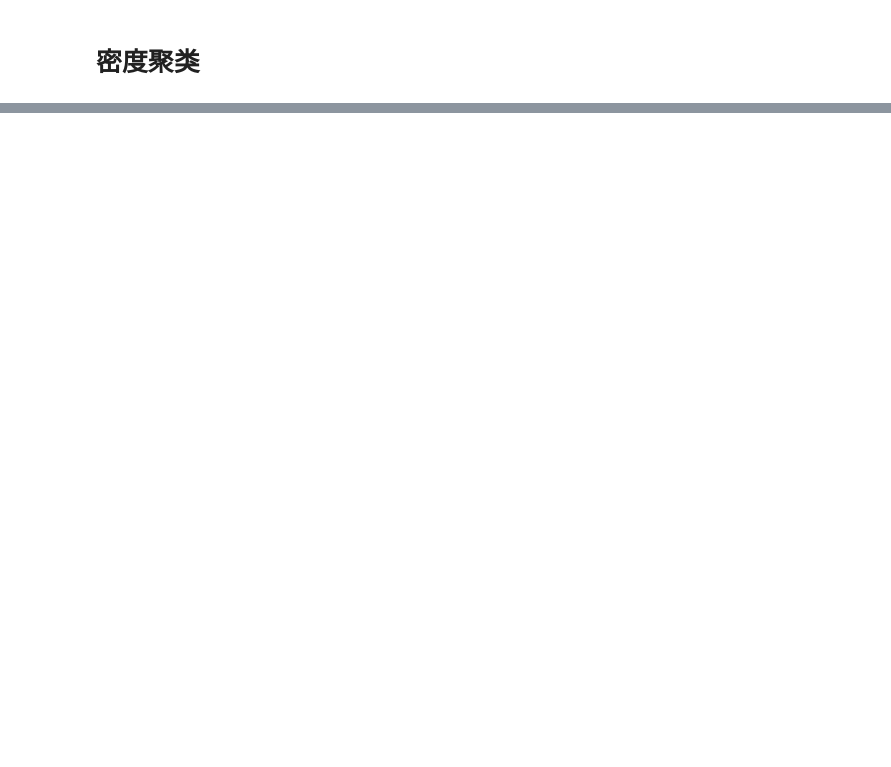
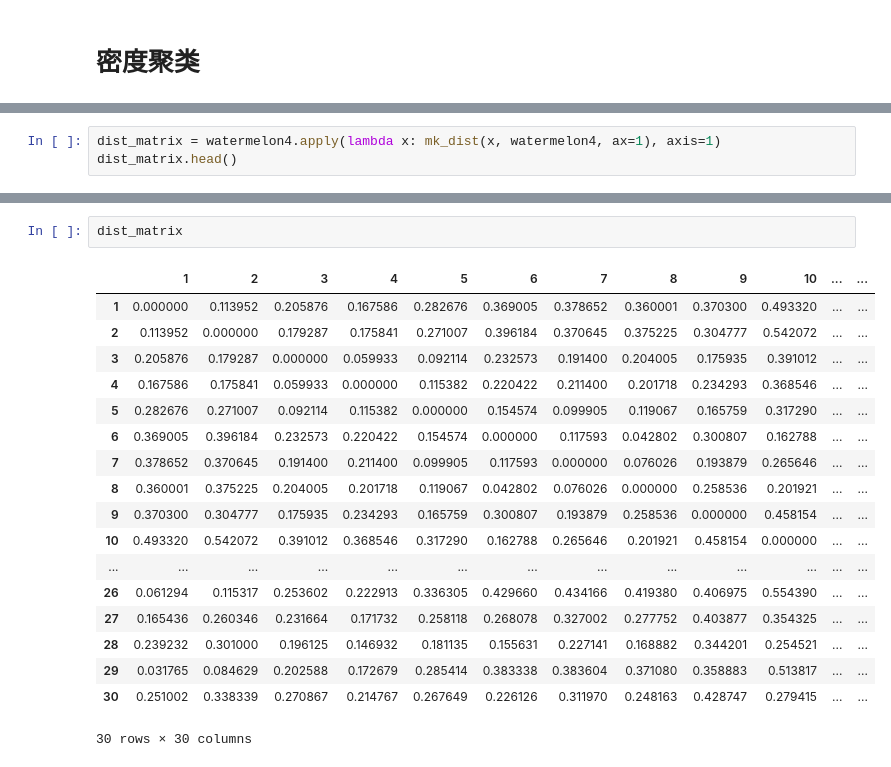
Before and after one commit to chenqumi/MLA, a Jupyter notebook: clustering/clustering.ipynb, the cells around one changed output, grey strips where cells are left out. Cells and saved outputs as stored; diff of their text form; blank space fills up the shorter version.

```diff
--- a/clustering/clustering.ipynb
+++ b/clustering/clustering.ipynb
@@ -231,0 +326,3 @@ C
+# %%
+dist_matrix = watermelon4.apply(lambda x: mk_dist(x, watermelon4, ax=1), axis=1)
+dist_matrix.head()
@@ -231,0 +369,21 @@ C
+# %%
+dist_matrix
+# %% [output]
+|  | 1 | 2 | 3 | 4 | 5 | 6 | 7 | 8 | 9 | 10 | ... | ... |
+| 1 | 0.000000 | 0.113952 | 0.205876 | 0.167586 | 0.282676 | 0.369005 | 0.378652 | 0.360001 | 0.370300 | 0.493320 | ... | ... |
+| 2 | 0.113952 | 0.000000 | 0.179287 | 0.175841 | 0.271007 | 0.396184 | 0.370645 | 0.375225 | 0.304777 | 0.542072 | ... | ... |
+| 3 | 0.205876 | 0.179287 | 0.000000 | 0.059933 | 0.092114 | 0.232573 | 0.191400 | 0.204005 | 0.175935 | 0.391012 | ... | ... |
+| 4 | 0.167586 | 0.175841 | 0.059933 | 0.000000 | 0.115382 | 0.220422 | 0.211400 | 0.201718 | 0.234293 | 0.368546 | ... | ... |
+| 5 | 0.282676 | 0.271007 | 0.092114 | 0.115382 | 0.000000 | 0.154574 | 0.099905 | 0.119067 | 0.165759 | 0.317290 | ... | ... |
+| 6 | 0.369005 | 0.396184 | 0.232573 | 0.220422 | 0.154574 | 0.000000 | 0.117593 | 0.042802 | 0.300807 | 0.162788 | ... | ... |
+| 7 | 0.378652 | 0.370645 | 0.191400 | 0.211400 | 0.099905 | 0.117593 | 0.000000 | 0.076026 | 0.193879 | 0.265646 | ... | ... |
+| 8 | 0.360001 | 0.375225 | 0.204005 | 0.201718 | 0.119067 | 0.042802 | 0.076026 | 0.000000 | 0.258536 | 0.201921 | ... | ... |
+| 9 | 0.370300 | 0.304777 | 0.175935 | 0.234293 | 0.165759 | 0.300807 | 0.193879 | 0.258536 | 0.000000 | 0.458154 | ... | ... |
+| 10 | 0.493320 | 0.542072 | 0.391012 | 0.368546 | 0.317290 | 0.162788 | 0.265646 | 0.201921 | 0.458154 | 0.000000 | ... | ... |
+| ... | ... | ... | ... | ... | ... | ... | ... | ... | ... | ... | ... | ... |
+| 26 | 0.061294 | 0.115317 | 0.253602 | 0.222913 | 0.336305 | 0.429660 | 0.434166 | 0.419380 | 0.406975 | 0.554390 | ... | ... |
+| 27 | 0.165436 | 0.260346 | 0.231664 | 0.171732 | 0.258118 | 0.268078 | 0.327002 | 0.277752 | 0.403877 | 0.354325 | ... | ... |
+| 28 | 0.239232 | 0.301000 | 0.196125 | 0.146932 | 0.181135 | 0.155631 | 0.227141 | 0.168882 | 0.344201 | 0.254521 | ... | ... |
+| 29 | 0.031765 | 0.084629 | 0.202588 | 0.172679 | 0.285414 | 0.383338 | 0.383604 | 0.371080 | 0.358883 | 0.513817 | ... | ... |
+| 30 | 0.251002 | 0.338339 | 0.270867 | 0.214767 | 0.267649 | 0.226126 | 0.311970 | 0.248163 | 0.428747 | 0.279415 | ... | ... |
+30 rows × 30 columns
```
Also changed, not shown: parts of 46 cells of this notebook.
